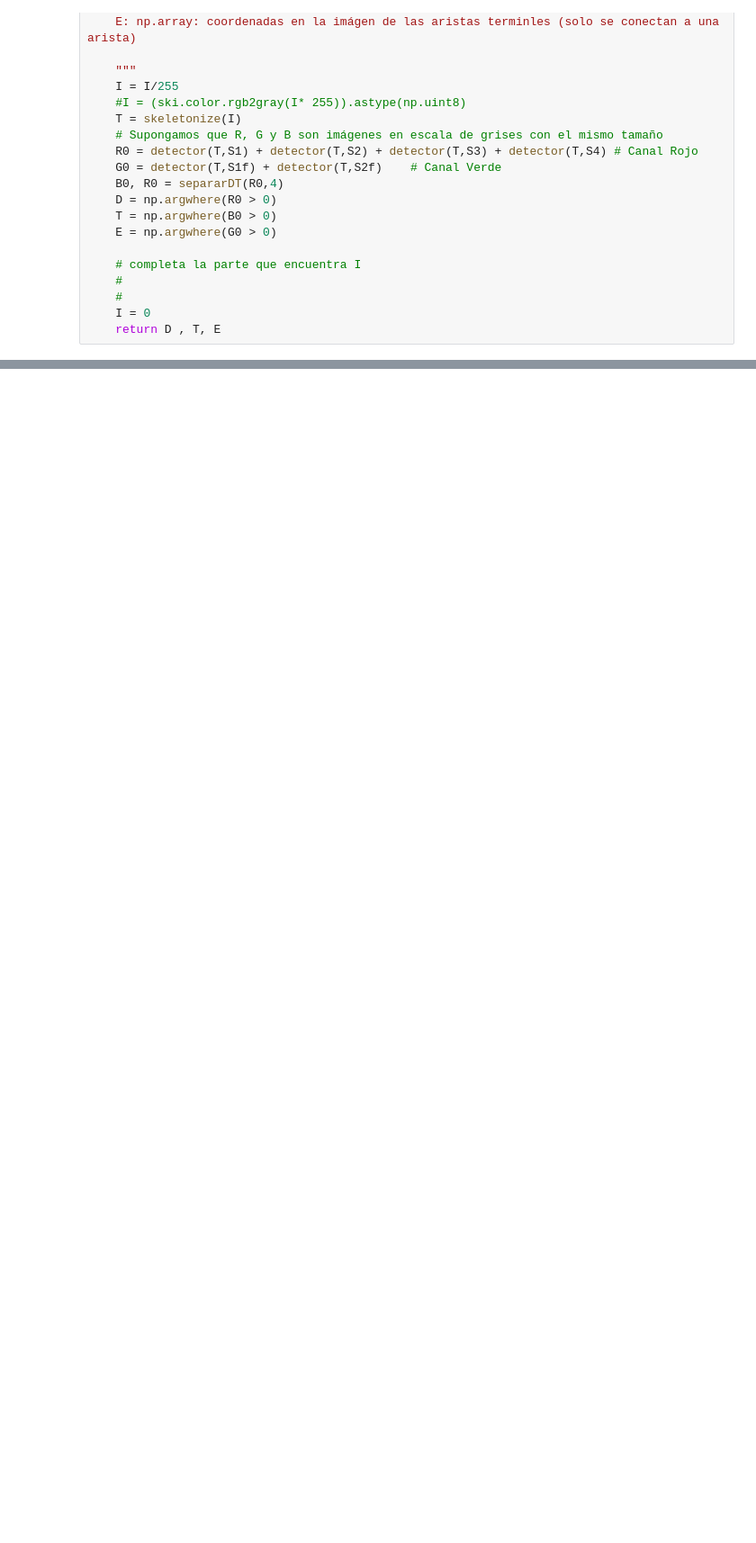
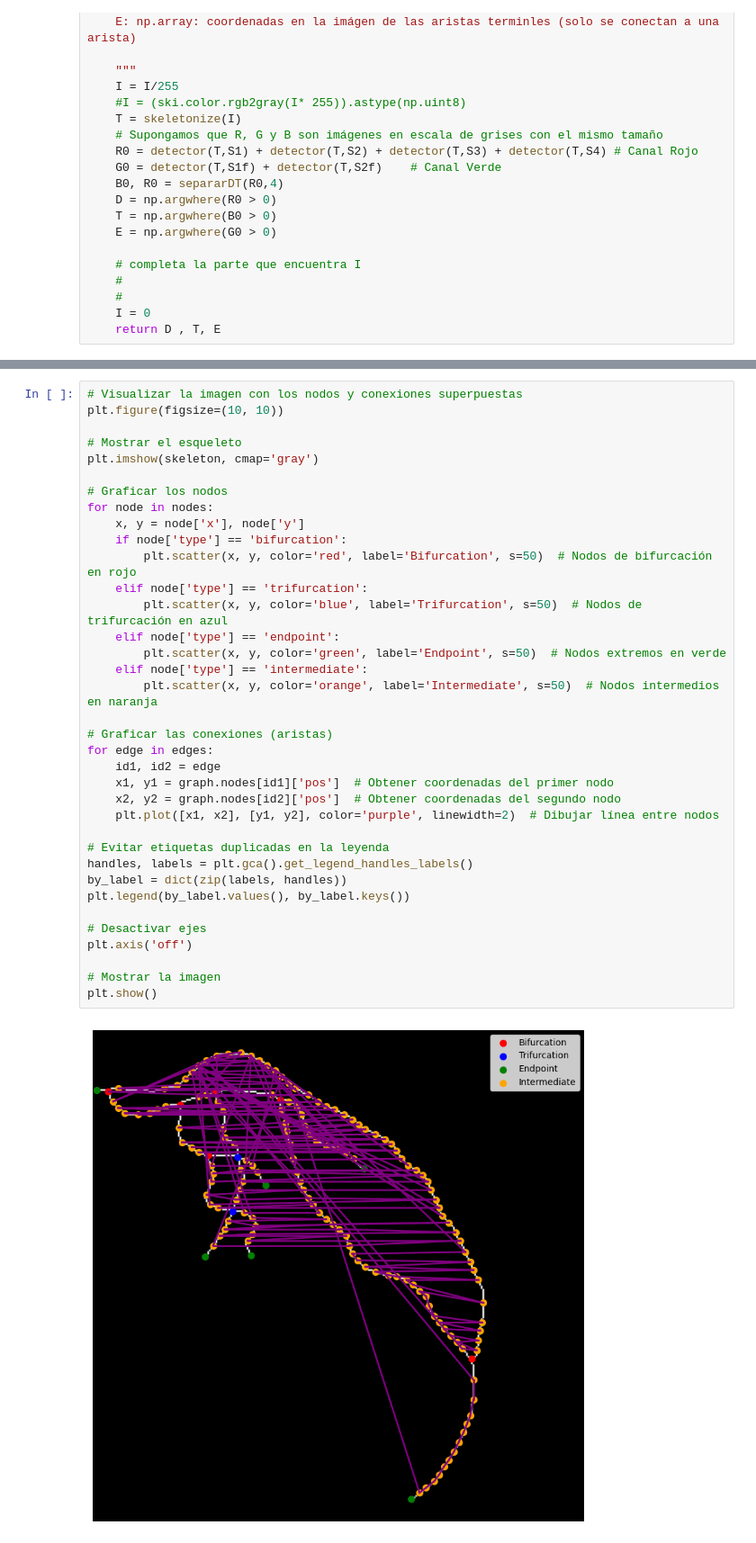
Before and after one commit to JusSolo/Proyecto_1_vision, a Jupyter notebook: GeneradorGrafo.ipynb, the cells around one changed output, grey strips where cells are left out. Shown at 90% size. Cells and saved outputs as stored; diff of their text form; blank space fills up the shorter version.

Commit message:
fix: node generation, edges still broken tho

```diff
--- a/GeneradorGrafo.ipynb
+++ b/GeneradorGrafo.ipynb
@@ -218,0 +225,38 @@ plt.show()
+# %%
+# Visualizar la imagen con los nodos y conexiones superpuestas
+plt.figure(figsize=(10, 10))
+
+# Mostrar el esqueleto
+plt.imshow(skeleton, cmap='gray')
+
+# Graficar los nodos
+for node in nodes:
+    x, y = node['x'], node['y']
+    if node['type'] == 'bifurcation':
+        plt.scatter(x, y, color='red', label='Bifurcation', s=50)  # Nodos de bifurcación en rojo
+    elif node['type'] == 'trifurcation':
+        plt.scatter(x, y, color='blue', label='Trifurcation', s=50)  # Nodos de trifurcación en azul
+    elif node['type'] == 'endpoint':
+        plt.scatter(x, y, color='green', label='Endpoint', s=50)  # Nodos extremos en verde
+    elif node['type'] == 'intermediate':
+        plt.scatter(x, y, color='orange', label='Intermediate', s=50)  # Nodos intermedios en naranja
+
+# Graficar las conexiones (aristas)
+for edge in edges:
+    id1, id2 = edge
+    x1, y1 = graph.nodes[id1]['pos']  # Obtener coordenadas del primer nodo
+    x2, y2 = graph.nodes[id2]['pos']  # Obtener coordenadas del segundo nodo
+    plt.plot([x1, x2], [y1, y2], color='purple', linewidth=2)  # Dibujar línea entre nodos
+
+# Evitar etiquetas duplicadas en la leyenda
+handles, labels = plt.gca().get_legend_handles_labels()
+by_label = dict(zip(labels, handles))
+plt.legend(by_label.values(), by_label.keys())
+
+# Desactivar ejes
+plt.axis('off')
+
+# Mostrar la imagen
+plt.show()
+# %% [output]
+[figure, added]
```
Also changed, not shown: parts of 6 cells of this notebook, 1 other file.
